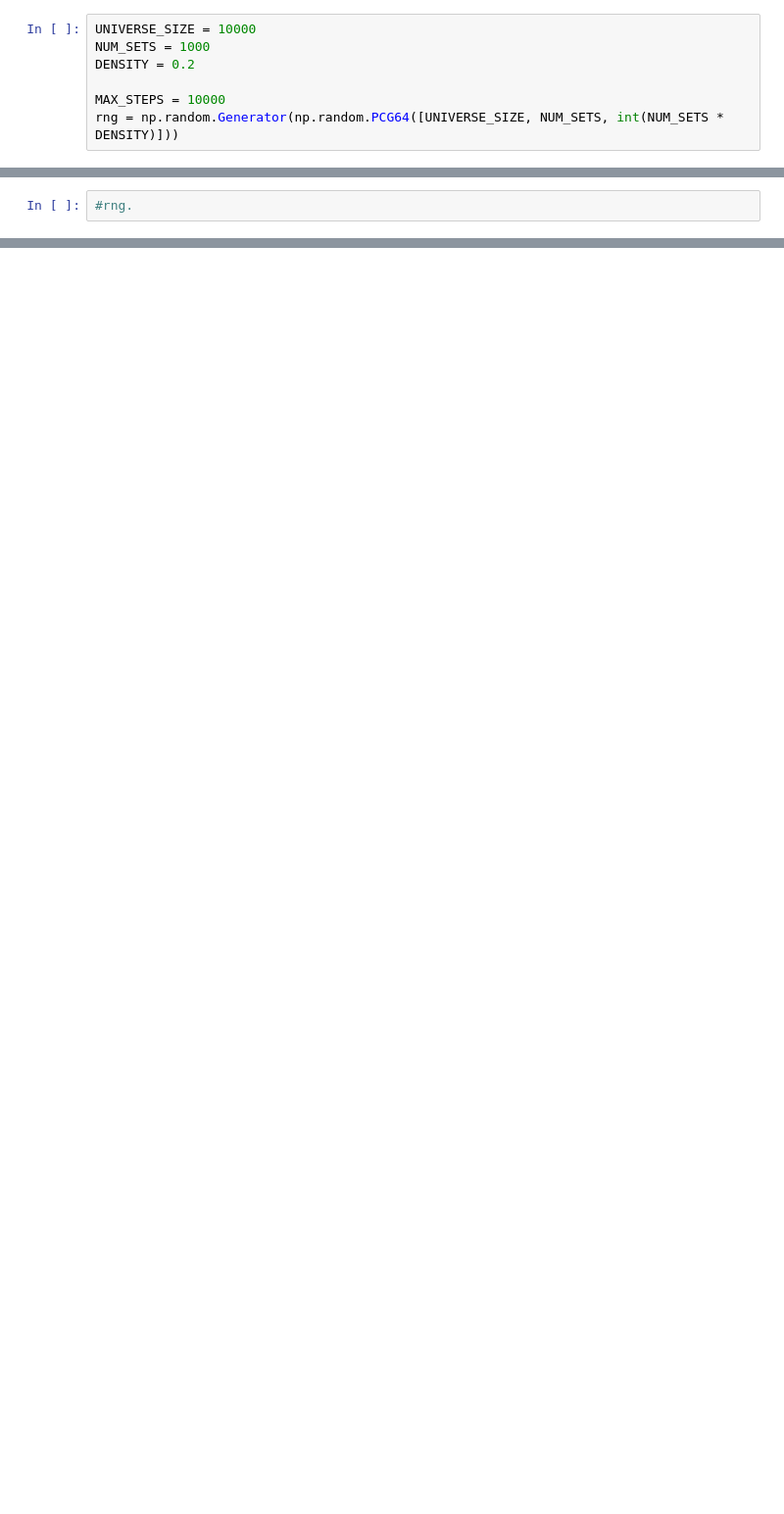
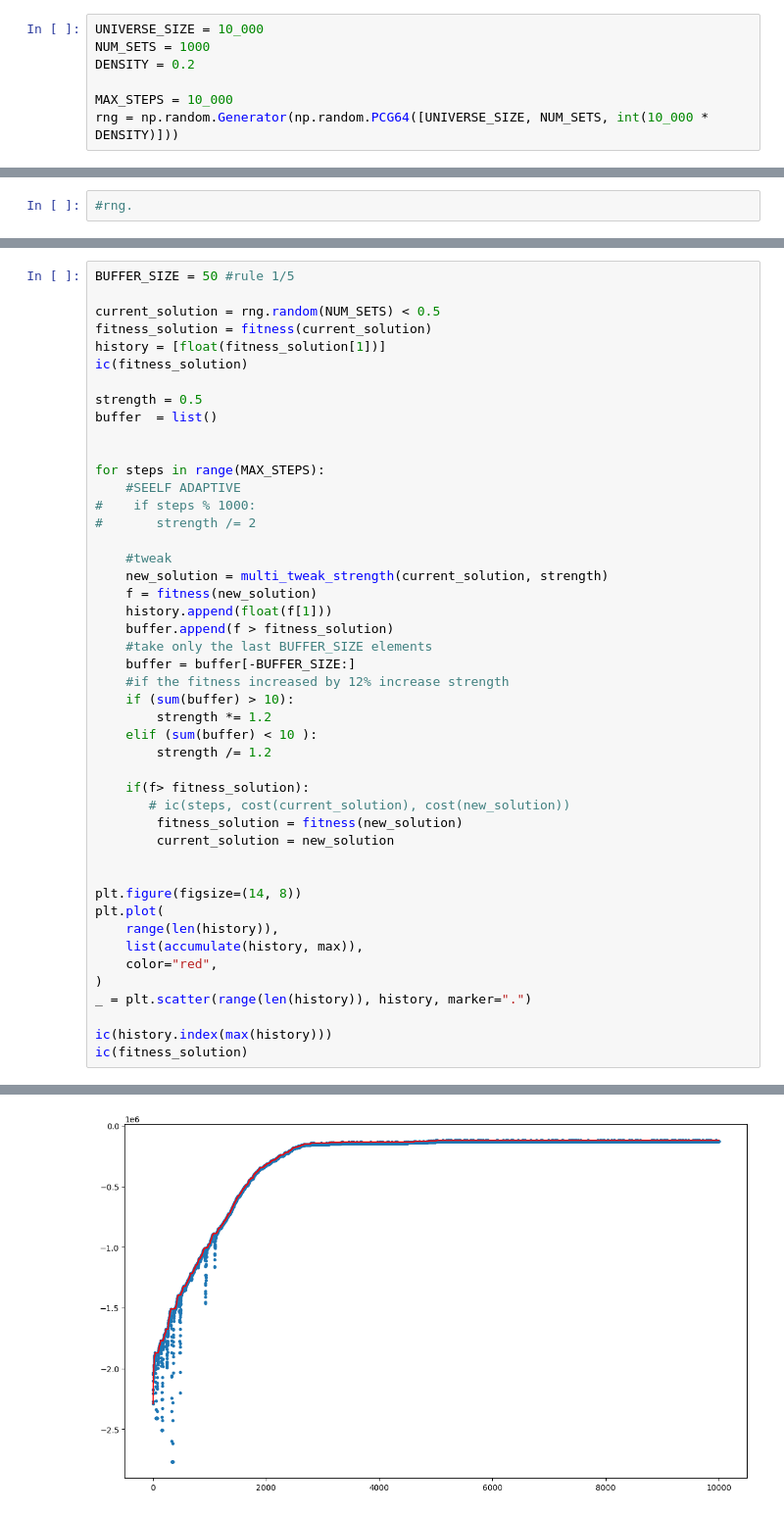
Before and after one commit to mickp18/CI2024_lab1, a Jupyter notebook: set-cover.ipynb, the cells around one changed output, grey strips where cells are left out. Shown at 98% size. Saved outputs shown, nothing was run; the diff lists cells and outputs as text; blank space fills up the shorter version.

```diff
--- a/set-cover.ipynb
+++ b/set-cover.ipynb
@@ -19,12 +19,12 @@ from icecream import ic
 
 If you want to get reproducible results, use `rng` (and restart the kernel); for non-reproducible ones, use `np.random`.
 # %%
-UNIVERSE_SIZE = 10000
+UNIVERSE_SIZE = 10_000
 NUM_SETS = 1000
 DENSITY = 0.2
 
-MAX_STEPS = 10000
-rng = np.random.Generator(np.random.PCG64([UNIVERSE_SIZE, NUM_SETS, int(NUM_SETS * DENSITY)]))
+MAX_STEPS = 10_000
+rng = np.random.Generator(np.random.PCG64([UNIVERSE_SIZE, NUM_SETS, int(10_000 * DENSITY)]))
 # %%
 # DON'T EDIT THESE LINES!
 
@@ -69,0 +130,47 @@ valid(solution), cost(solution)
+# %%
+BUFFER_SIZE = 50 #rule 1/5
+
+current_solution = rng.random(NUM_SETS) < 0.5
+fitness_solution = fitness(current_solution)
+history = [float(fitness_solution[1])]
+ic(fitness_solution)
+
+strength = 0.5
+buffer  = list()
+
+
+for steps in range(MAX_STEPS):
+    #SEELF ADAPTIVE
+#    if steps % 1000:
+#       strength /= 2
+
+    #tweak
+    new_solution = multi_tweak_strength(current_solution, strength)
+    f = fitness(new_solution)
+    history.append(float(f[1]))
+    buffer.append(f > fitness_solution)
+    #take only the last BUFFER_SIZE elements
+    buffer = buffer[-BUFFER_SIZE:]
+    #if the fitness increased by 12% increase strength
+    if (sum(buffer) > 10):
+        strength *= 1.2
+    elif (sum(buffer) < 10 ):
+        strength /= 1.2
+
+    if(f> fitness_solution):
+       # ic(steps, cost(current_solution), cost(new_solution))
+        fitness_solution = fitness(new_solution)
+        current_solution = new_solution
+
+
+plt.figure(figsize=(14, 8))
+plt.plot(
+    range(len(history)),
+    list(accumulate(history, max)),
+    color="red",
+)
+_ = plt.scatter(range(len(history)), history, marker=".")
+
+ic(history.index(max(history)))
+ic(fitness_solution)
+# %% [output]
@@ -69,0 +181 @@ valid(solution), cost(solution)
+[figure, added]
```
Also changed, not shown: parts of 15 cells of this notebook.
